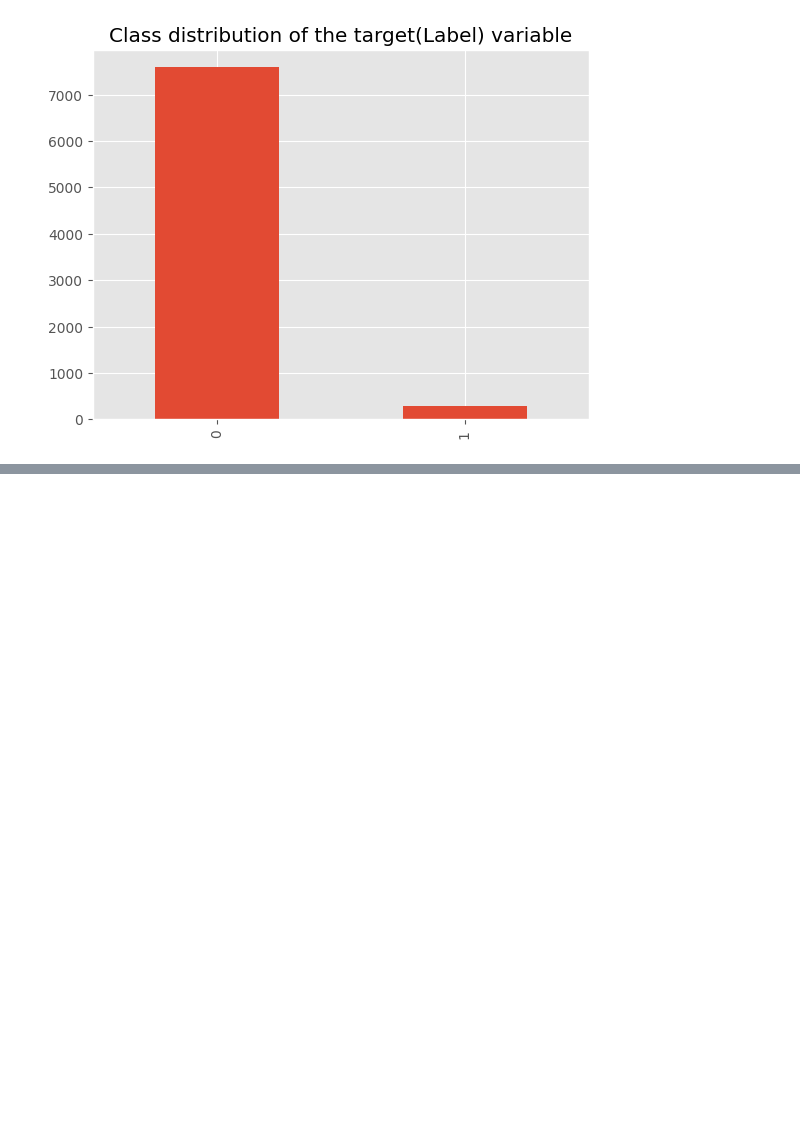
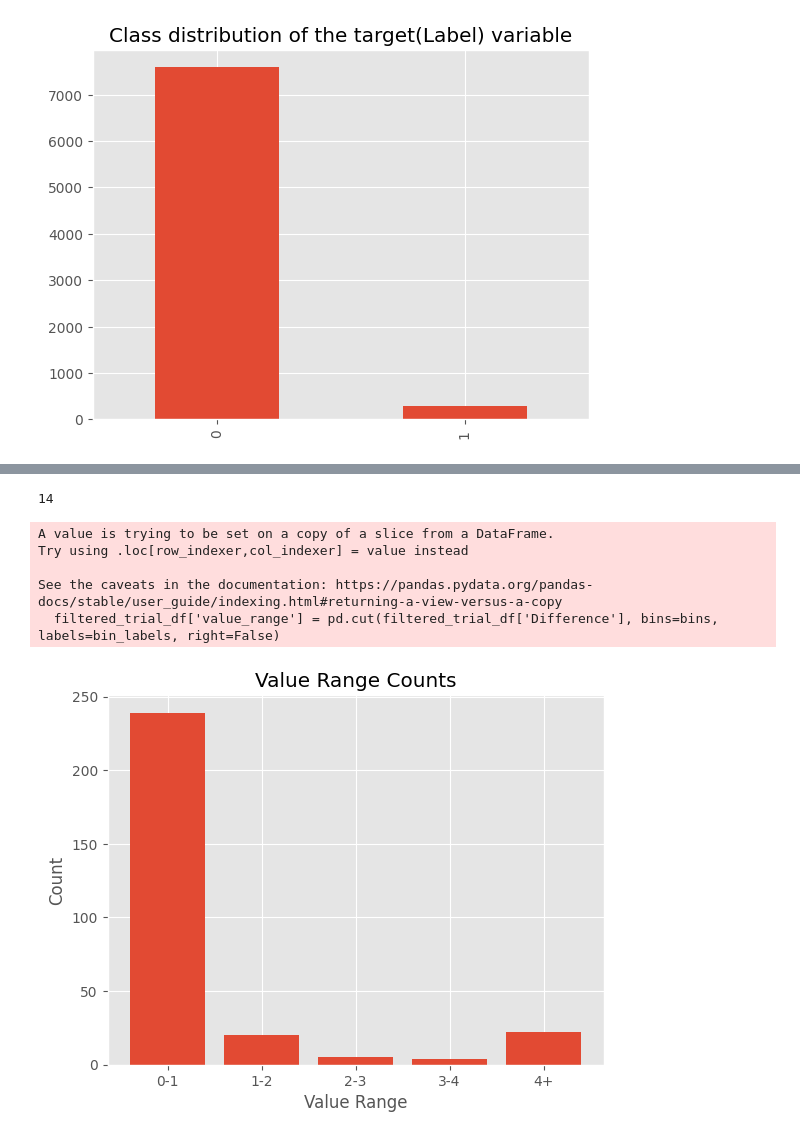
Before and after one commit to Gormezoglu/MorpaStudy, a Jupyter notebook: 0_data_analysis.ipynb, the cells around one changed output, grey strips where cells are left out. Cells and saved outputs as stored; diff of their text form; code cells hidden in the pictures; blank space fills up the shorter version.

Commit message:
data analysis nb updated

```diff
--- a/0_data_analysis.ipynb
+++ b/0_data_analysis.ipynb
@@ -73,0 +122,8 @@ value_counts.plot(kind="bar", title="Class distribution of the target(Label) var
+# %%
+# create a trial_df from deep copy of df
+
+trial_df = df.copy(deep=True)
+# %%
+# check the difference between (S_Çıkış Zamanı-S_Giriş Zamanı) and S_süre
+
+trial_df["S_Çıkış - S_Giriş"] = (trial_df["S_Çıkış Zamanı"]-trial_df["S_Giriş Zamanı"]).dt.total_seconds()
@@ -73,0 +148,3 @@ value_counts.plot(kind="bar", title="Class distribution of the target(Label) var
+# %%
+filtered_trial_df = trial_df[trial_df["Label"] == 1]
+filtered_trial_df[["S_Çıkış - S_Giriş", "S_süre", "Label"]]
@@ -73,0 +165,4 @@ value_counts.plot(kind="bar", title="Class distribution of the target(Label) var
+# %%
+filtered_trial_df["Difference"] = filtered_trial_df.apply(lambda row: (row["S_Çıkış - S_Giriş"] - row["S_süre"]) / row["S_süre"], axis=1)
+
+filtered_trial_df[["S_Çıkış - S_Giriş", "S_süre", "Label", "Difference"]]
@@ -73,0 +200,40 @@ value_counts.plot(kind="bar", title="Class distribution of the target(Label) var
+# %%
+(filtered_trial_df["Difference"] > 7).sum()
+# %% [output]
+14
+# %%
+import matplotlib.pyplot as plt
+
+# Assuming you have a DataFrame named 'filtered_trial_df' with a column named 'Difference'
+# Replace 'filtered_trial_df' and 'Difference' with your actual DataFrame and column names
+
+# Define the value ranges for the bins
+bins = [0, 1, 2, 3, 4, float('inf')]
+
+# Use the 'cut' function to categorize the values into the defined bins
+bin_labels = ['0-1', '1-2', '2-3', '3-4', '4+']
+filtered_trial_df['value_range'] = pd.cut(filtered_trial_df['Difference'], bins=bins, labels=bin_labels, right=False)
+
+# Count the occurrences in each value range
+value_counts = filtered_trial_df['value_range'].value_counts()
+
+# Sort the value counts by index (value range)
+value_counts = value_counts.sort_index()
+
+# Create a bar chart to visualize the counts
+plt.bar(value_counts.index, value_counts.values)
+
+# Add labels and title
+plt.xlabel('Value Range')
+plt.ylabel('Count')
+plt.title('Value Range Counts')
+
+# Show the plot
+plt.show()
+# %% [output]
+A value is trying to be set on a copy of a slice from a DataFrame.
+Try using .loc[row_indexer,col_indexer] = value instead
+
+See the caveats in the documentation: https://pandas.pydata.org/pandas-docs/stable/user_guide/indexing.html#returning-a-view-versus-a-copy
+  filtered_trial_df['value_range'] = pd.cut(filtered_trial_df['Difference'], bins=bins, labels=bin_labels, right=False)
+[figure, added]
```
Also changed, not shown: parts of 36 cells of this notebook.
